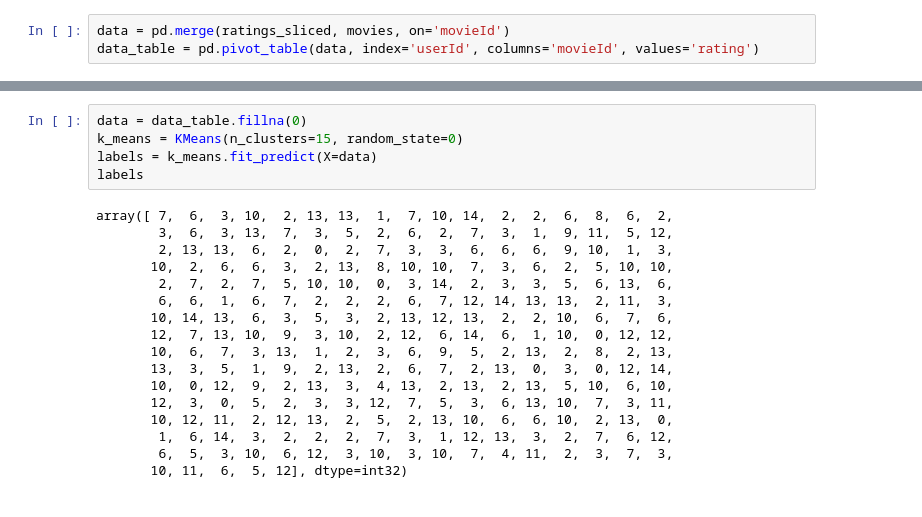
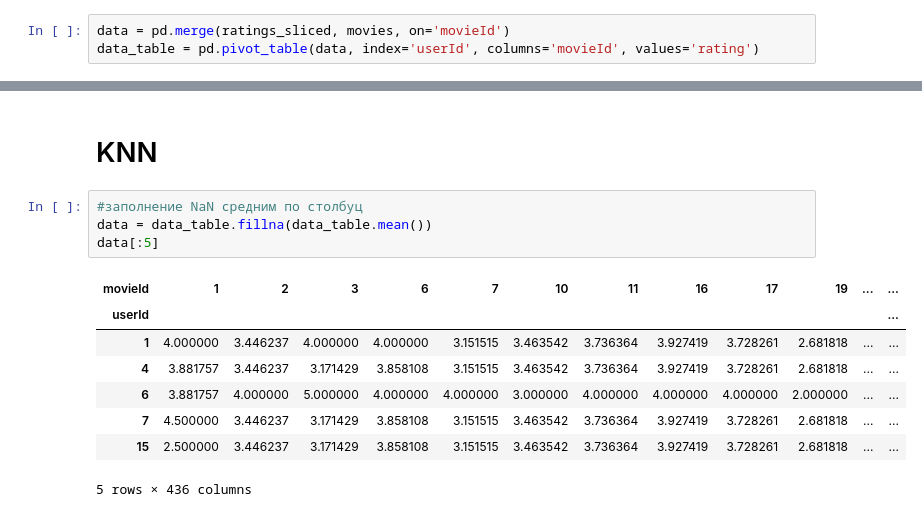
Before and after one commit to childhoodisend/ML, a Jupyter notebook: cluster/cluster.ipynb, the cells around one changed output, grey strips where cells are left out. Drawn from its saved outputs; the diff is of its cells as text.

```diff
--- a/cluster/cluster.ipynb
+++ b/cluster/cluster.ipynb
@@ -256,22 +257,15 @@ data_table.to_csv(path_or_buf='data.csv', index_label='userId')
+# %% [markdown]
+# KNN
 # %%
-data = data_table.fillna(0)
-k_means = KMeans(n_clusters=15, random_state=0)
-labels = k_means.fit_predict(X=data)
-labels
+#заполнение NaN средним по столбуц
+data = data_table.fillna(data_table.mean())
+data[:5]
 # %% [output]
+| movieId | 1 | 2 | 3 | 6 | 7 | 10 | 11 | 16 | 17 | 19 | ... | ... |
+| userId |  |  |  |  |  |  |  |  |  |  |  | ... |
+| 1 | 4.000000 | 3.446237 | 4.000000 | 4.000000 | 3.151515 | 3.463542 | 3.736364 | 3.927419 | 3.728261 | 2.681818 | ... | ... |
+| 4 | 3.881757 | 3.446237 | 3.171429 | 3.858108 | 3.151515 | 3.463542 | 3.736364 | 3.927419 | 3.728261 | 2.681818 | ... | ... |
+| 6 | 3.881757 | 4.000000 | 5.000000 | 4.000000 | 4.000000 | 3.000000 | 4.000000 | 4.000000 | 4.000000 | 2.000000 | ... | ... |
+| 7 | 4.500000 | 3.446237 | 3.171429 | 3.858108 | 3.151515 | 3.463542 | 3.736364 | 3.927419 | 3.728261 | 2.681818 | ... | ... |
+| 15 | 2.500000 | 3.446237 | 3.171429 | 3.858108 | 3.151515 | 3.463542 | 3.736364 | 3.927419 | 3.728261 | 2.681818 | ... | ... |
-array([ 7,  6,  3, 10,  2, 13, 13,  1,  7, 10, 14,  2,  2,  6,  8,  6,  2,
-        3,  6,  3, 13,  7,  3,  5,  2,  6,  2,  7,  3,  1,  9, 11,  5, 12,
-        2, 13, 13,  6,  2,  0,  2,  7,  3,  3,  6,  6,  6,  9, 10,  1,  3,
-       10,  2,  6,  6,  3,  2, 13,  8, 10, 10,  7,  3,  6,  2,  5, 10, 10,
-        2,  7,  2,  7,  5, 10, 10,  0,  3, 14,  2,  3,  3,  5,  6, 13,  6,
-        6,  6,  1,  6,  7,  2,  2,  2,  6,  7, 12, 14, 13, 13,  2, 11,  3,
-       10, 14, 13,  6,  3,  5,  3,  2, 13, 12, 13,  2,  2, 10,  6,  7,  6,
-       12,  7, 13, 10,  9,  3, 10,  2, 12,  6, 14,  6,  1, 10,  0, 12, 12,
-       10,  6,  7,  3, 13,  1,  2,  3,  6,  9,  5,  2, 13,  2,  8,  2, 13,
-       13,  3,  5,  1,  9,  2, 13,  2,  6,  7,  2, 13,  0,  3,  0, 12, 14,
-       10,  0, 12,  9,  2, 13,  3,  4, 13,  2, 13,  2, 13,  5, 10,  6, 10,
-       12,  3,  0,  5,  2,  3,  3, 12,  7,  5,  3,  6, 13, 10,  7,  3, 11,
-       10, 12, 11,  2, 12, 13,  2,  5,  2, 13, 10,  6,  6, 10,  2, 13,  0,
-        1,  6, 14,  3,  2,  2,  2,  7,  3,  1, 12, 13,  3,  2,  7,  6, 12,
-        6,  5,  3, 10,  6, 12,  3, 10,  3, 10,  7,  4, 11,  2,  3,  7,  3,
-       10, 11,  6,  5, 12], dtype=int32)
+5 rows × 436 columns
```
Also changed, not shown: parts of 12 cells of this notebook.
